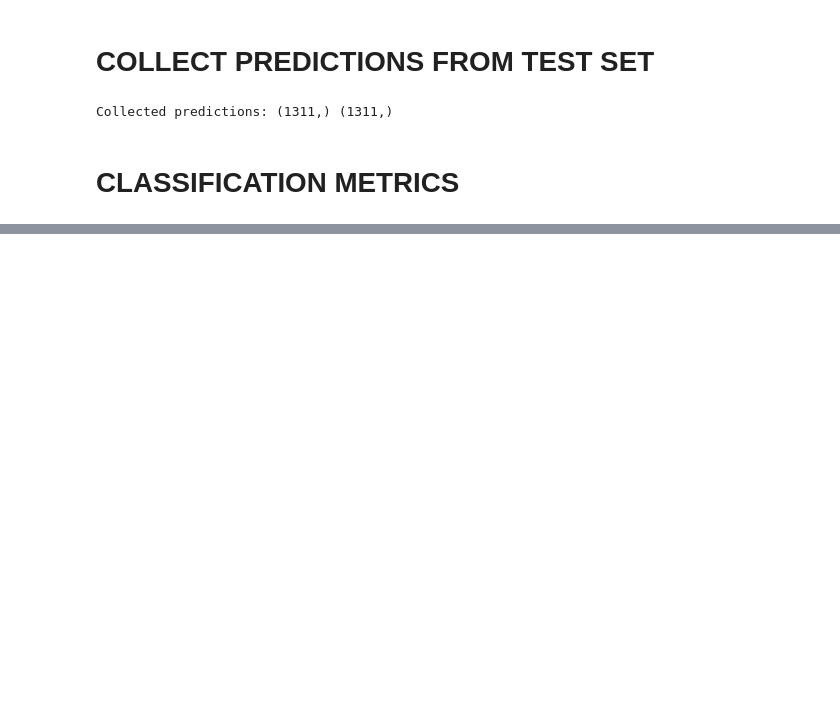
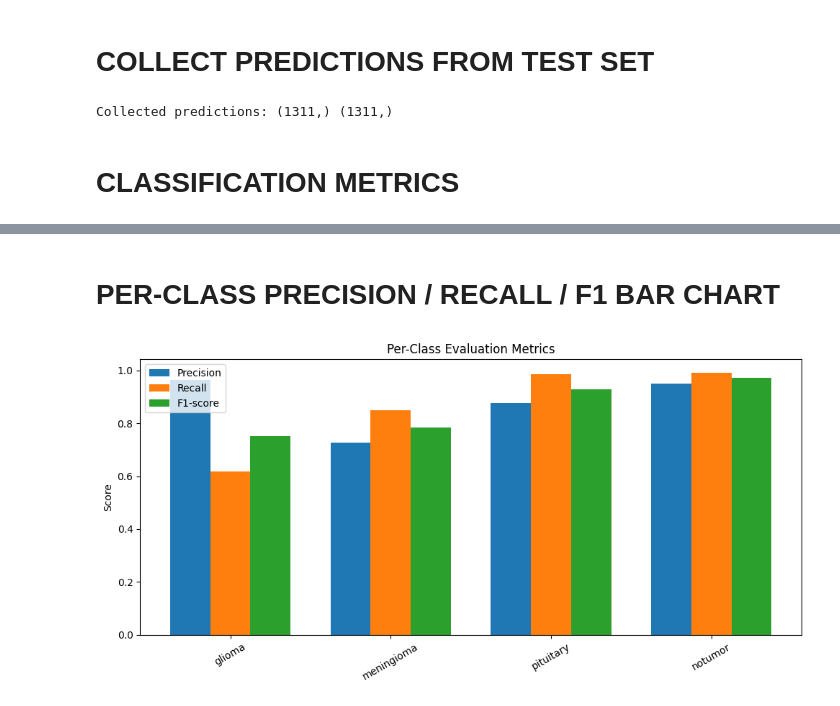
Before and after one commit to Blecyrajan/Dissertation, a Jupyter notebook: BrainTumor_CNN_ViT.ipynb, the cells around one changed output, grey strips where cells are left out. Drawn from its saved outputs; the diff is of its cells as text; code cells hidden in the pictures; blank space fills up the shorter version.

```diff
--- a/BrainTumor_CNN_ViT.ipynb
+++ b/BrainTumor_CNN_ViT.ipynb
@@ -778,0 +857,29 @@ weighted avg     0.9107    0.9077    0.9075      1311
+# %% [markdown]
+# PER-CLASS PRECISION / RECALL / F1 BAR CHART
+# %%
+from sklearn.metrics import precision_recall_fscore_support
+import numpy as np
+
+precision, recall, f1, _ = precision_recall_fscore_support(
+    y_true, y_pred, average=None
+)
+
+x = np.arange(len(class_names))
+width = 0.25
+
+plt.figure(figsize=(10,5))
+
+plt.bar(x - width, precision, width, label="Precision")
+plt.bar(x, recall, width, label="Recall")
+plt.bar(x + width, f1, width, label="F1-score")
+
+plt.xticks(x, class_names, rotation=30)
+plt.ylabel("Score")
+plt.title("Per-Class Evaluation Metrics")
+
+plt.legend()
+plt.tight_layout()
+plt.savefig("per_class_metrics.png", dpi=300)
+plt.show()
+# %% [output]
+[figure, added]
```
Also changed, not shown: parts of 18 cells of this notebook.
